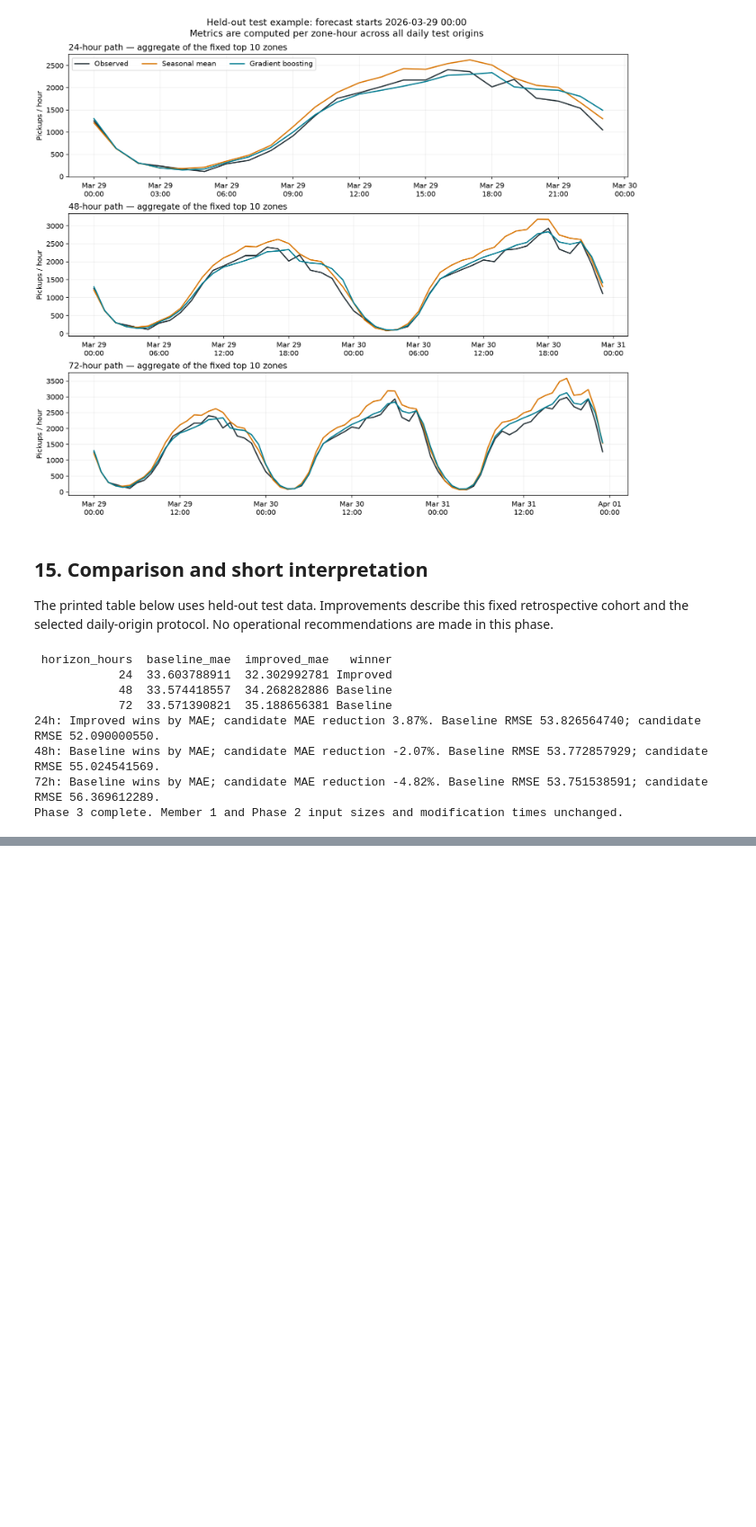
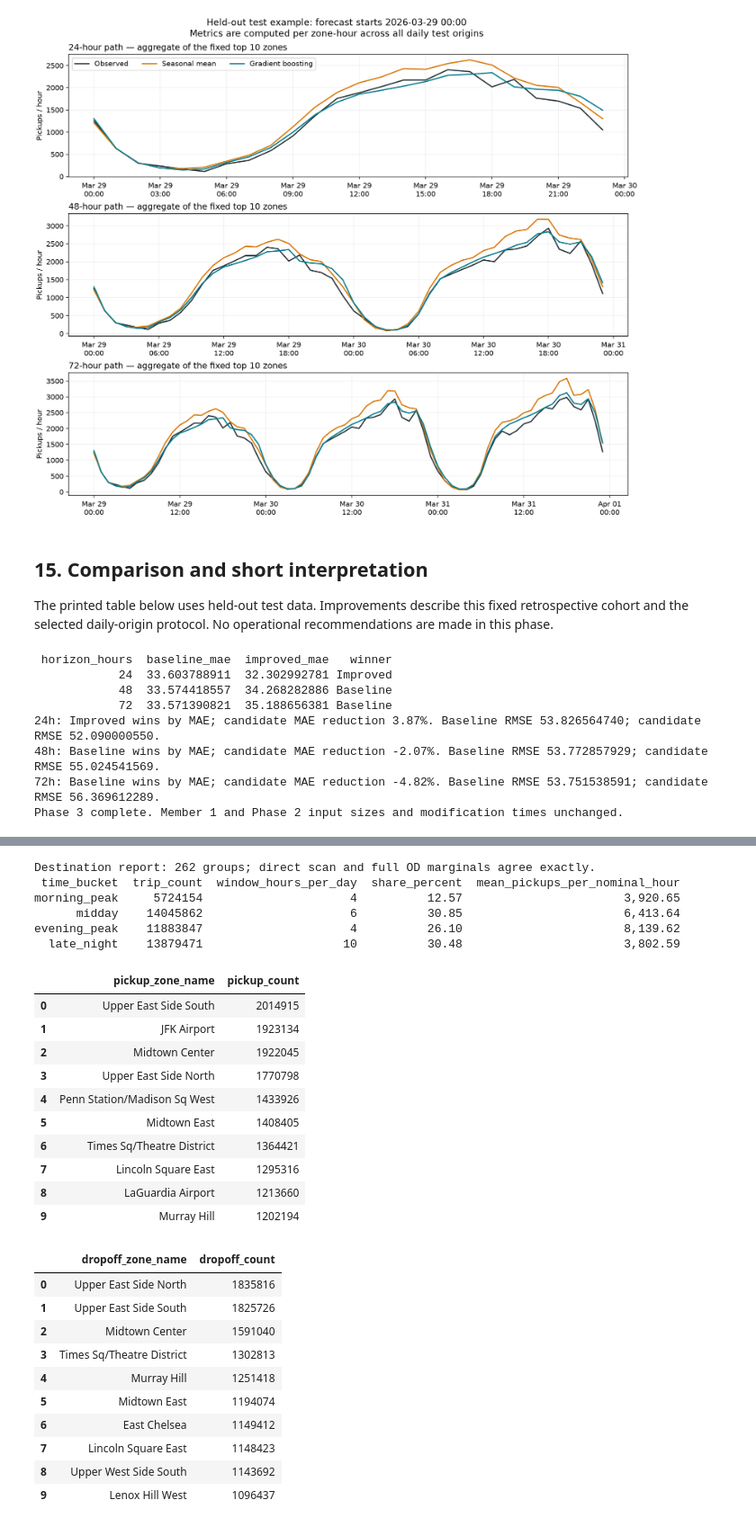
Before and after one commit to Tharukshan03/urban-flow-datathon-2026, a Jupyter notebook: notebooks/03_demand_and_spatial_analysis.ipynb, the cells around one changed output, grey strips where cells are left out. Shown at 90% size. Drawn from its saved outputs; the diff is of its cells as text; code cells hidden in the pictures; blank space fills up the shorter version.

```diff
--- a/notebooks/03_demand_and_spatial_analysis.ipynb
+++ b/notebooks/03_demand_and_spatial_analysis.ipynb
@@ -321,0 +358,34 @@ Phase 3 complete. Member 1 and Phase 2 input sizes and modification times unchan
+# %%
+spatial.derive_destinations(spatial_tables)
+spatial.prepare(spatial_tables)
+display(spatial_tables['top_pickup'])
+display(spatial_tables['top_dropoff'])
+# %% [output]
+Destination report: 262 groups; direct scan and full OD marginals agree exactly.
+ time_bucket  trip_count  window_hours_per_day  share_percent  mean_pickups_per_nominal_hour
+morning_peak     5724154                     4          12.57                       3,920.65
+      midday    14045862                     6          30.85                       6,413.64
+evening_peak    11883847                     4          26.10                       8,139.62
+  late_night    13879471                    10          30.48                       3,802.59
+|  | pickup_zone_name | pickup_count |
+| 0 | Upper East Side South | 2014915 |
+| 1 | JFK Airport | 1923134 |
+| 2 | Midtown Center | 1922045 |
+| 3 | Upper East Side North | 1770798 |
+| 4 | Penn Station/Madison Sq West | 1433926 |
+| 5 | Midtown East | 1408405 |
+| 6 | Times Sq/Theatre District | 1364421 |
+| 7 | Lincoln Square East | 1295316 |
+| 8 | LaGuardia Airport | 1213660 |
+| 9 | Murray Hill | 1202194 |
+|  | dropoff_zone_name | dropoff_count |
+| 0 | Upper East Side North | 1835816 |
+| 1 | Upper East Side South | 1825726 |
+| 2 | Midtown Center | 1591040 |
+| 3 | Times Sq/Theatre District | 1302813 |
+| 4 | Murray Hill | 1251418 |
+| 5 | Midtown East | 1194074 |
+| 6 | East Chelsea | 1149412 |
+| 7 | Lincoln Square East | 1148423 |
+| 8 | Upper West Side South | 1143692 |
+| 9 | Lenox Hill West | 1096437 |
```
Also changed, not shown: parts of 11 cells of this notebook, 12 other files.
